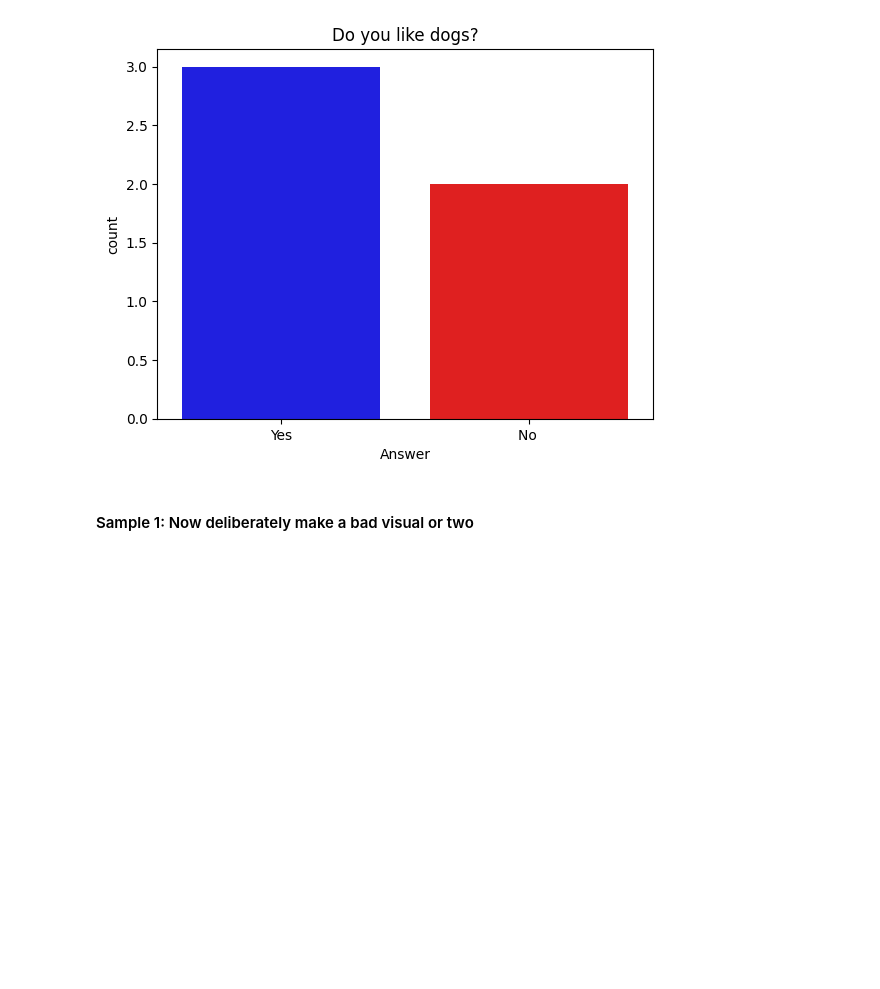
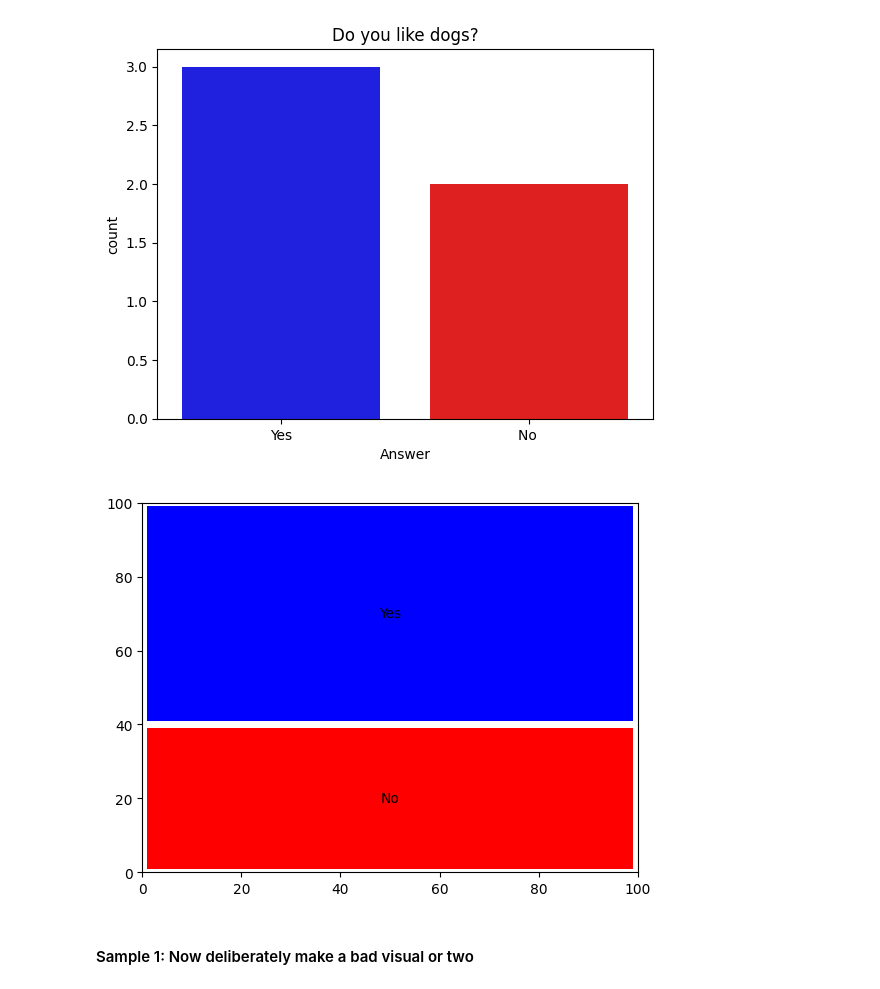
Before and after one commit to likeawednesday/TechCamp_DataViz, a Jupyter notebook: litterbox_presentation.ipynb, the cells around one changed output. Saved outputs shown, nothing was run; the diff lists cells and outputs as text; code cells hidden in the pictures; blank space fills up the shorter version.

Commit message:
added treemap visual using squarify

```diff
--- a/litterbox_presentation.ipynb
+++ b/litterbox_presentation.ipynb
@@ -135,2 +134,15 @@ plt.show()
+# %%
+# treemap chart using squarify
+
+tm = squarify.plot(
+    df_s1.groupby('Answer')['Answer'].count(),
+    label = ['No', 'Yes'],
+    color = ['r', 'b'],
+    pad = 0.25
+)
+
+plt.show(tm)
+# %% [output]
+[figure, added]
 # %% [markdown]
 #### Sample 1: Now deliberately make a bad visual or two
```
Also changed, not shown: parts of 3 cells of this notebook.
